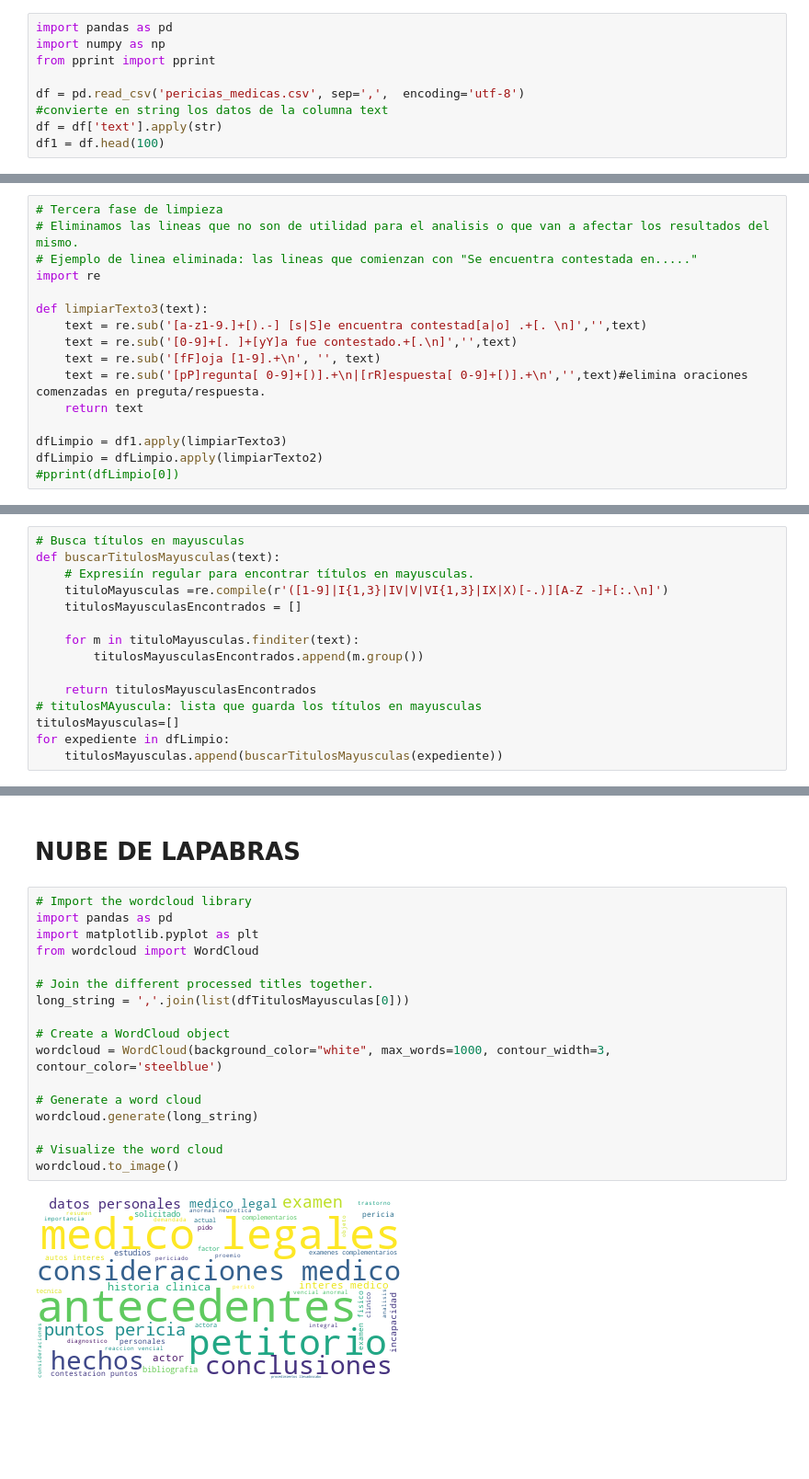
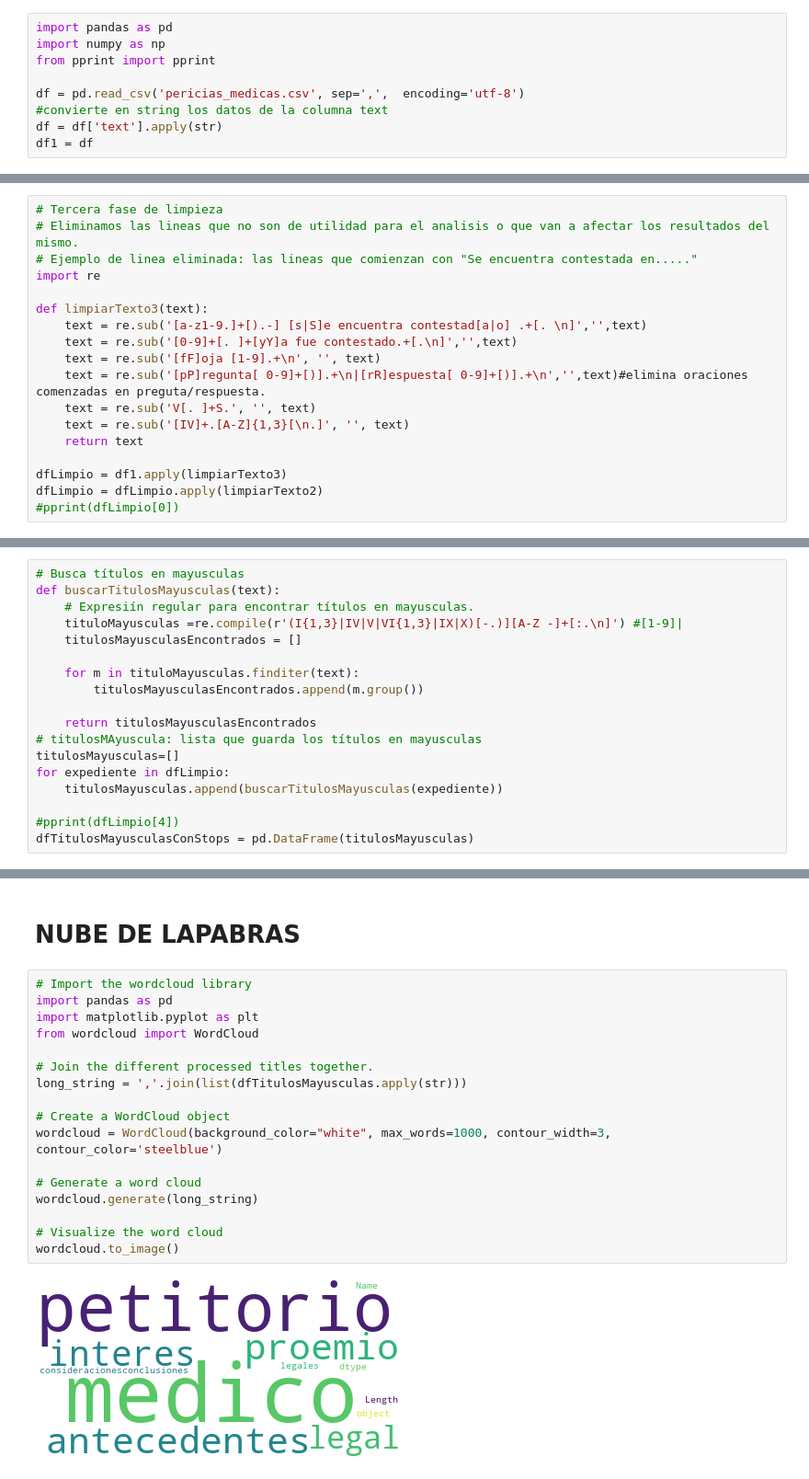
Before and after one commit to gaston411/Mi-Proyecto, a Jupyter notebook: limpiezaPrueba.ipynb, the cells around one changed output, grey strips where cells are left out. Shown: that part at 92% size. Saved outputs shown, nothing was run; the diff lists cells and outputs as text; blank space fills up the shorter version.

```diff
--- a/limpiezaPrueba.ipynb
+++ b/limpiezaPrueba.ipynb
@@ -8,7 +8,7 @@ from pprint import pprint
 df = pd.read_csv('pericias_medicas.csv', sep=',',  encoding='utf-8')
 #convierte en string los datos de la columna text
 df = df['text'].apply(str)
-df1 = df.head(100)
+df1 = df
 # %% [markdown]
 ## Limpieza de texto
 # %%
@@ -79,6 +79,8 @@ def limpiarTexto3(text):
     text = re.sub('[0-9]+[. ]+[yY]a fue contestado.+[.\n]','',text)
     text = re.sub('[fF]oja [1-9].+\n', '', text)
     text = re.sub('[pP]regunta[ 0-9]+[)].+\n|[rR]espuesta[ 0-9]+[)].+\n','',text)#elimina oraciones comenzadas en preguta/respuesta.
+    text = re.sub('V[. ]+S.', '', text)
+    text = re.sub('[IV]+.[A-Z]{1,3}[\n.]', '', text)
     return text
 
 dfLimpio = df1.apply(limpiarTexto3)
@@ -128,7 +130,7 @@ for expediente in dfLimpio:
 # Busca títulos en mayusculas
 def buscarTitulosMayusculas(text):
     # Expresiín regular para encontrar títulos en mayusculas.
-    tituloMayusculas =re.compile(r'([1-9]|I{1,3}|IV|V|VI{1,3}|IX|X)[-.)][A-Z -]+[:.\n]')
+    tituloMayusculas =re.compile(r'(I{1,3}|IV|V|VI{1,3}|IX|X)[-.)][A-Z -]+[:.\n]') #[1-9]|
     titulosMayusculasEncontrados = []
 
     for m in tituloMayusculas.finditer(text):
@@ -139,6 +141,9 @@ def buscarTitulosMayusculas(text):
 titulosMayusculas=[]
 for expediente in dfLimpio:
     titulosMayusculas.append(buscarTitulosMayusculas(expediente))
+
+#pprint(dfLimpio[4])
+dfTitulosMayusculasConStops = pd.DataFrame(titulosMayusculas)
 # %% [markdown]
 ## Eliminación de stopwords. Nueva limpieza
 # %%
@@ -391,20 +378,20 @@ Predicción***************************
 # %%
 # Import the wordcloud library
 import pandas as pd
 import matplotlib.pyplot as plt
 from wordcloud import WordCloud
 
 # Join the different processed titles together.
-long_string = ','.join(list(dfTitulosMayusculas[0]))
+long_string = ','.join(list(dfTitulosMayusculas.apply(str)))
 
 # Create a WordCloud object
 wordcloud = WordCloud(background_color="white", max_words=1000, contour_width=3, contour_color='steelblue')
 
 # Generate a word cloud
 wordcloud.generate(long_string)
 
 # Visualize the word cloud
 wordcloud.to_image()
 # %% [output]
-[figure, old version]
+[figure, new version]
 # %%
```
Also changed, not shown: parts of 14 cells of this notebook, 1 other file.
